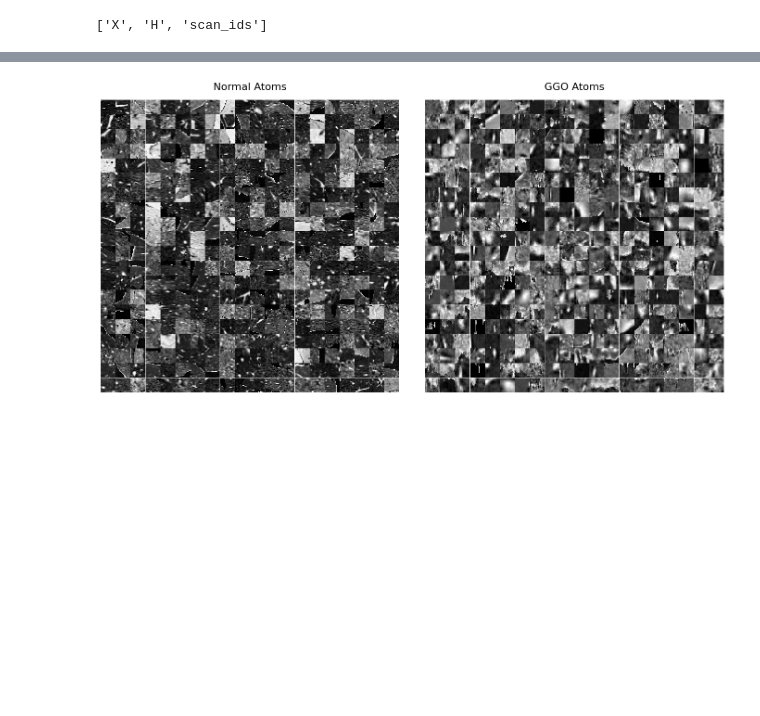
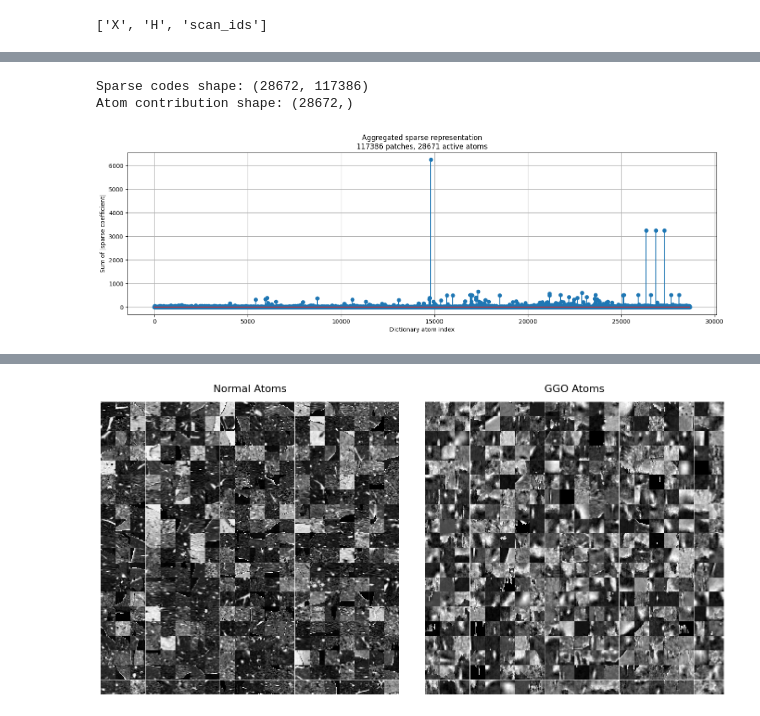
Before and after one commit to ckekula/fyp-3d-ct, a Jupyter notebook: models/lc-ksvd/eda.ipynb, the cells around one changed output, grey strips where cells are left out. Saved outputs shown, nothing was run; the diff lists cells and outputs as text; code cells hidden in the pictures; blank space fills up the shorter version.

```diff
--- a/models/lc-ksvd/eda.ipynb
+++ b/models/lc-ksvd/eda.ipynb
@@ -25,0 +310,49 @@ scan_ids (31293,) object
+# %%
+import numpy as np
+import matplotlib.pyplot as plt
+
+gamma_indices = np.arange(0, 117386)
+
+# Extract sparse codes
+Gamma_patches = Gamma[:, gamma_indices]
+
+print("Sparse codes shape:", Gamma_patches.shape)
+
+# Absolute coefficients
+Gamma_abs = np.abs(Gamma_patches)
+
+# Sum contribution of each atom across all patches
+atom_contribution = np.sum(
+    Gamma_abs,
+    axis=1
+)
+
+print("Atom contribution shape:", atom_contribution.shape)
+
+
+# Only plot atoms that contributed
+active_atoms = np.where(atom_contribution > 0)[0]
+active_values = atom_contribution[active_atoms]
+
+
+plt.figure(figsize=(18,5))
+
+plt.stem(
+    active_atoms,
+    active_values
+)
+
+plt.xlabel("Dictionary atom index")
+plt.ylabel("Sum of |sparse coefficient|")
+plt.title(
+    f"Aggregated sparse representation\n"
+    f"{len(gamma_indices)} patches, "
+    f"{len(active_atoms)} active atoms"
+)
+
+plt.grid(True)
+plt.show()
+# %% [output]
+Sparse codes shape: (28672, 117386)
+Atom contribution shape: (28672,)
+[figure, added]
```
Also changed, not shown: parts of 19 cells of this notebook, 9 other files.
